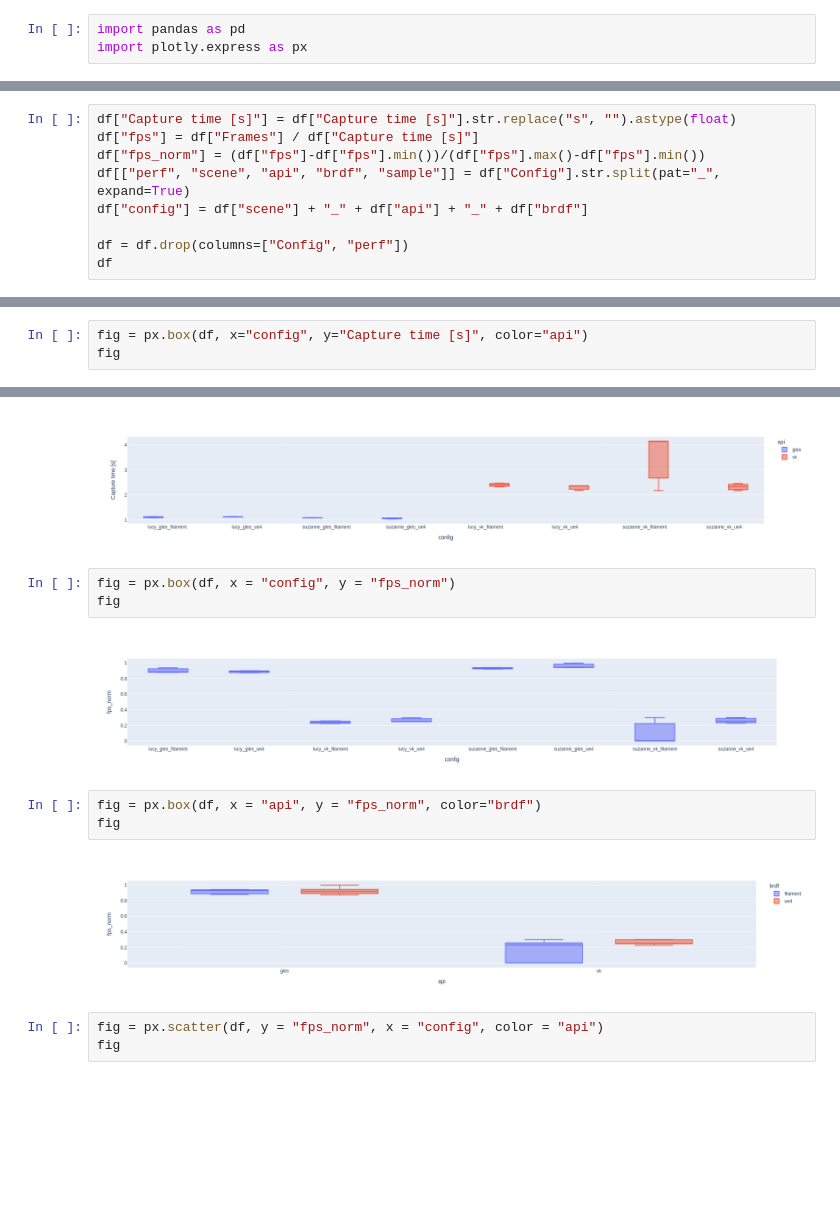
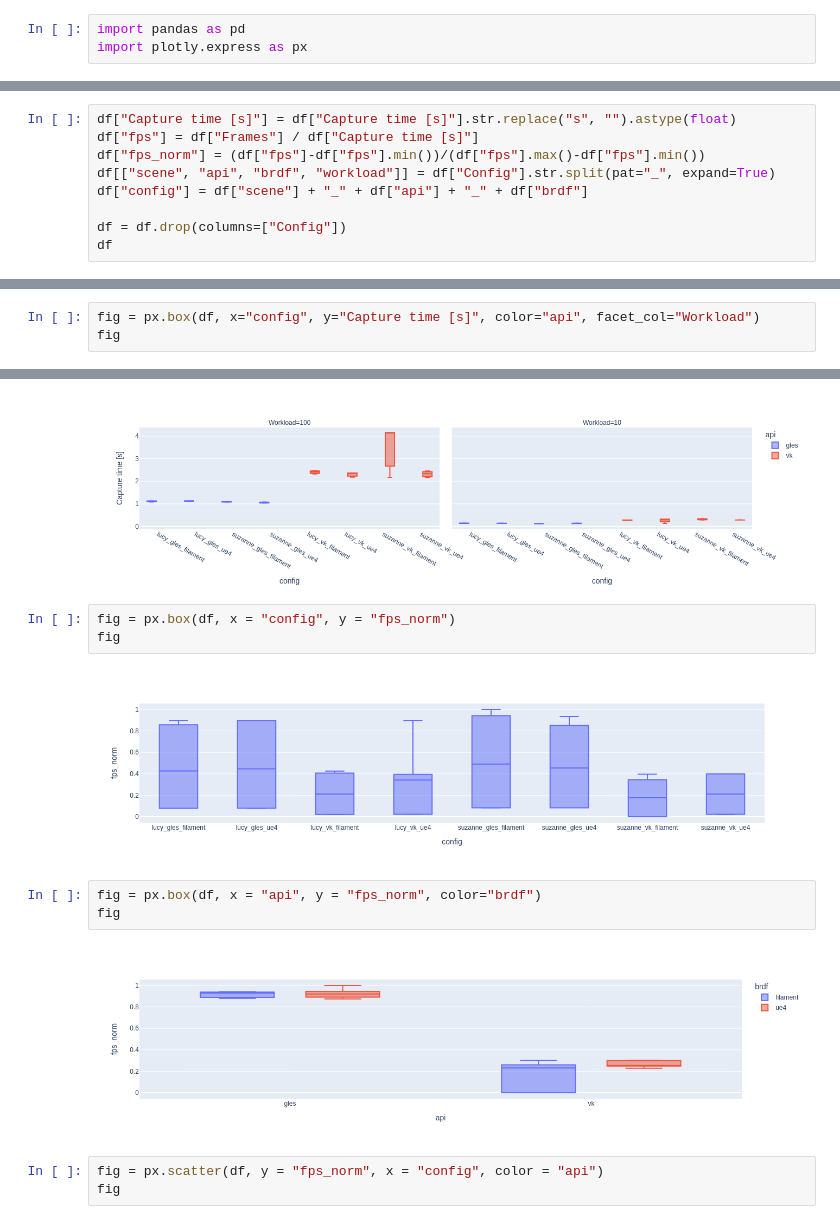
Before and after one commit to DanielRahme/filament, a Jupyter notebook: performance/pbr_performance.ipynb, the cells around one changed output, grey strips where cells are left out. Drawn from its saved outputs; the diff is of its cells as text; blank space fills up the shorter version.

Commit message:
Update results with 10x workload samples

```diff
--- a/performance/pbr_performance.ipynb
+++ b/performance/pbr_performance.ipynb
@@ -26,9 +26,9 @@ df
 df["Capture time [s]"] = df["Capture time [s]"].str.replace("s", "").astype(float)
 df["fps"] = df["Frames"] / df["Capture time [s]"]
 df["fps_norm"] = (df["fps"]-df["fps"].min())/(df["fps"].max()-df["fps"].min())
-df[["perf", "scene", "api", "brdf", "sample"]] = df["Config"].str.split(pat="_", expand=True)
+df[["scene", "api", "brdf", "workload"]] = df["Config"].str.split(pat="_", expand=True)
 df["config"] = df["scene"] + "_" + df["api"] + "_" + df["brdf"]
 
-df = df.drop(columns=["Config", "perf"])
+df = df.drop(columns=["Config"])
 df
 # %% [output]
@@ -52,4 +52,4 @@ df
 # %%
-fig = px.box(df, x="config", y="Capture time [s]", color="api")
+fig = px.box(df, x="config", y="Capture time [s]", color="api", facet_col="Workload")
 fig
 # %% [output]
@@ -57,14 +56,14 @@ fig
-[figure, old version]
+[figure, new version]
 # %%
 fig = px.box(df, x = "config", y = "fps_norm")
 fig
 # %% [output]
-[figure, old version]
+[figure, new version]
 # %%
 fig = px.box(df, x = "api", y = "fps_norm", color="brdf")
 fig
 # %% [output]
-[figure, old version]
+[figure, new version]
 # %%
 fig = px.scatter(df, y = "fps_norm", x = "config", color = "api")
 fig
```
Also changed, not shown: parts of 4 cells of this notebook, 1 other file.
